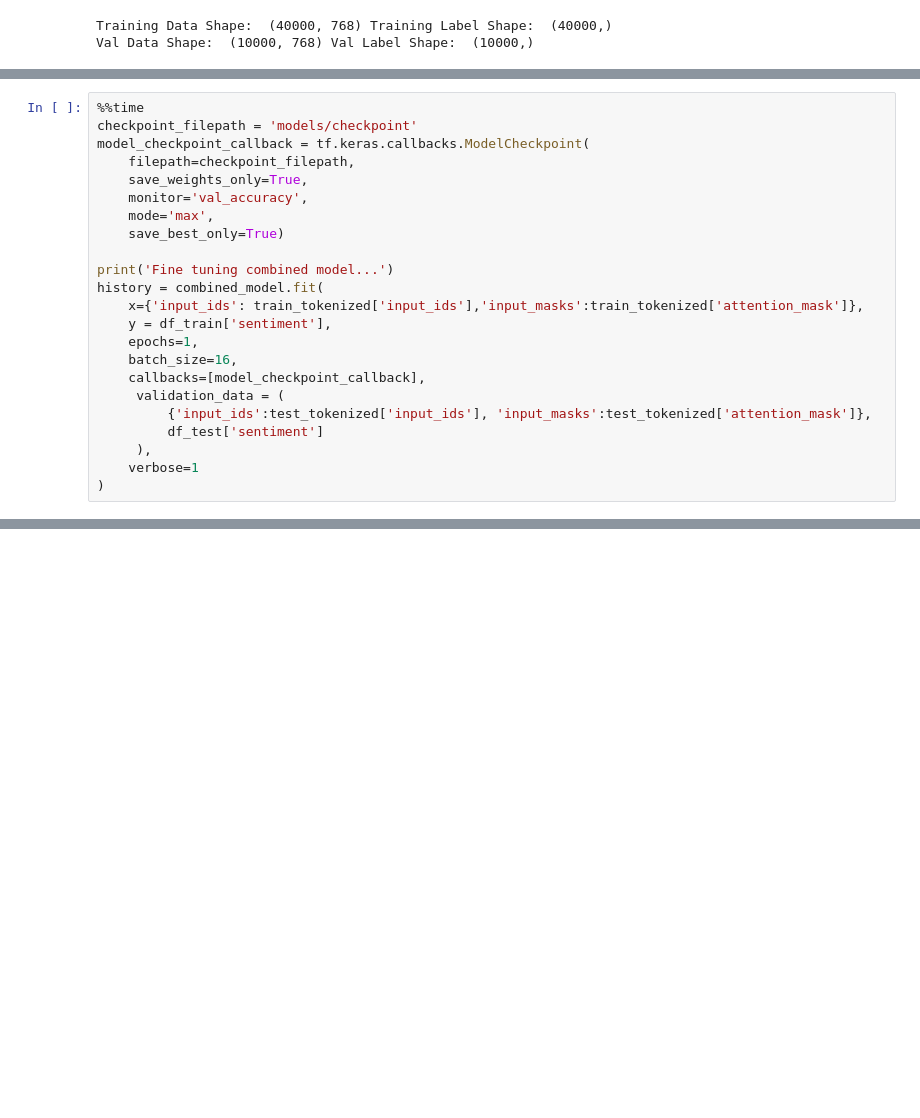
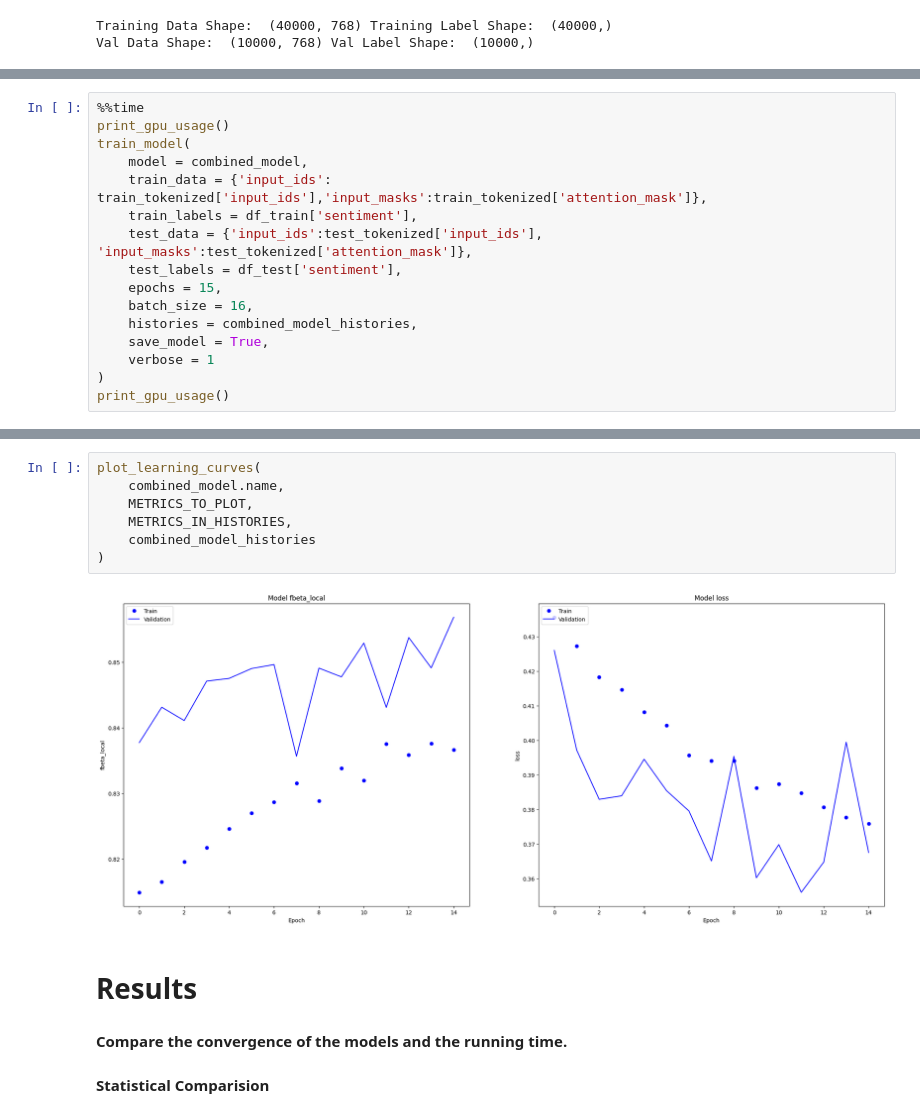
Before and after one commit to GhaidaAlAtoum/PlayGround_ML, a Jupyter notebook: Lab2/Lab2_Ghaida.ipynb, the cells around one changed output, grey strips where cells are left out. Drawn from its saved outputs; the diff is of its cells as text; blank space fills up the shorter version.

```diff
--- a/Lab2/Lab2_Ghaida.ipynb
+++ b/Lab2/Lab2_Ghaida.ipynb
@@ -815,23 +953,16 @@ test_tokenized = tokenizer(
 # %%
 %%time
-checkpoint_filepath = 'models/checkpoint'
-model_checkpoint_callback = tf.keras.callbacks.ModelCheckpoint(
-    filepath=checkpoint_filepath,
-    save_weights_only=True,
-    monitor='val_accuracy',
-    mode='max',
-    save_best_only=True)
-
-print('Fine tuning combined model...')
-history = combined_model.fit(
-    x={'input_ids': train_tokenized['input_ids'],'input_masks':train_tokenized['attention_mask']},
-    y = df_train['sentiment'],
-    epochs=1,
-    batch_size=16,
-    callbacks=[model_checkpoint_callback],
-     validation_data = (
-         {'input_ids':test_tokenized['input_ids'], 'input_masks':test_tokenized['attention_mask']},
-         df_test['sentiment']
-     ),
-    verbose=1
+print_gpu_usage()
+train_model(
+    model = combined_model,
+    train_data = {'input_ids': train_tokenized['input_ids'],'input_masks':train_tokenized['attention_mask']},
+    train_labels = df_train['sentiment'],
+    test_data = {'input_ids':test_tokenized['input_ids'], 'input_masks':test_tokenized['attention_mask']},
+    test_labels = df_test['sentiment'],
+    epochs = 15,
+    batch_size = 16,
+    histories = combined_model_histories,
+    save_model = True,
+    verbose = 1
 )
+print_gpu_usage()
@@ -837,0 +987,15 @@ history = combined_model.fit(
+# %%
+plot_learning_curves(
+    combined_model.name,
+    METRICS_TO_PLOT,
+    METRICS_IN_HISTORIES,
+    combined_model_histories
+)
+# %% [output]
+[figure, added]
+# %% [markdown]
+# Results
+# %% [markdown]
+**Compare the convergence of the models and the running time.**
+# %% [markdown]
+**Statistical Comparision**
```
Also changed, not shown: parts of 114 cells of this notebook.
